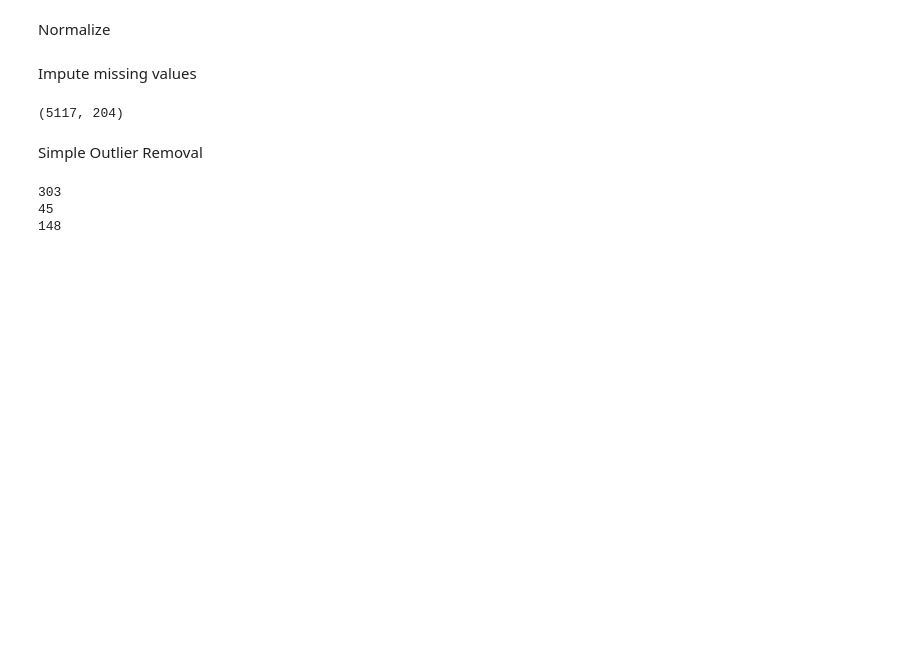
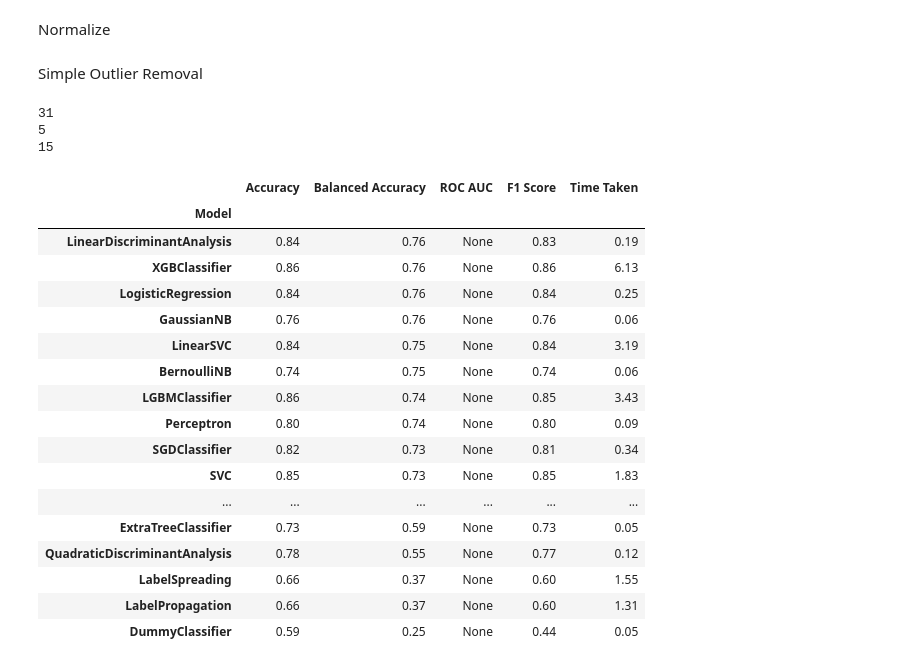
Before and after one commit to richdanis/aml, a Jupyter notebook: task2/lazypredict.ipynb, the cells around one changed output. Drawn from its saved outputs; the diff is of its cells as text; code cells hidden in the pictures; blank space fills up the shorter version.

```diff
--- a/task2/lazypredict.ipynb
+++ b/task2/lazypredict.ipynb
@@ -20,8 +17,7 @@ from sklearn.impute import KNNImputer
 # %%
-df_X_last = pd.read_csv("data/X_train_features.csv", index_col=0)
-# df_X = pd.read_csv("data/X_train_features_new.csv", index_col=0)
-df_X = pd.read_csv("data/X_train_features_knn_200.csv", index_col=0)
+df_X = pd.read_csv("data/X_train_features_knn_150.csv", index_col=0)
 df_Y = pd.read_csv("data/y_train.csv", index_col="id")
+Y = df_Y.to_numpy().squeeze()
 # %% [markdown]
 Remove highly correlated features
 # %%
@@ -32,7 +28,7 @@ def rm_corr(X):
     upper = corr_matrix.where(np.triu(np.ones(corr_matrix.shape), k=1).astype(bool))
 
     # Find features with correlation greater than 0.9
-    to_drop = [column for column in upper.columns if any(upper[column] > 0.95)]
+    to_drop = [column for column in upper.columns if any(upper[column] > 0.9)]
     print("Removed columns: ", len(to_drop))
     # Drop features
     X.drop(to_drop, axis=1, inplace=True)
@@ -49,26 +45,15 @@ Normalize
 df_X.replace([np.inf, -np.inf], np.nan, inplace=True)
 transformer = RobustScaler()
 X = transformer.fit_transform(df_X)
-# %% [markdown]
-Impute missing values
-# %%
-imputer = KNNImputer(n_neighbors=200)
-#imputer = SimpleImputer(missing_values=np.nan, strategy='constant', fill_value=0)
-X = imputer.fit_transform(X)
-# %%
-X.shape
-# %% [output]
-(5117, 204)
 # %% [markdown]
 Simple Outlier Removal
 # %%
-Y = df_Y.to_numpy()
 for i in range(3):
     class_i = np.squeeze(Y==i)
     ids = np.where(class_i)[0]
     X_c = X[class_i]
     # preds = IsolationForest(random_state=0, contamination = 0.06).fit_predict(X_c)
-    clf = ECOD()
+    clf = ECOD(contamination=0.01)
     clf.fit(X_c)
     preds = clf.predict(X_c)
     outlier_ids = ids[preds == 1] # minus 1 for isolation forest
@@ -76,6 +61,35 @@ for i in range(3):
     X = np.delete(X, outlier_ids, axis=0)
     print(outlier_ids.shape[0])
 # %% [output]
-303
-45
-148
+31
+5
+15
+# %%
+X_train, X_test, y_train, y_test = train_test_split(X, Y, stratify=Y,test_size=.5)
+
+classifiers = [("LGBMClassifier", lightgbm.LGBMClassifier), ("XGBClassifier", xgboost.XGBClassifier), \
+               ("RandomForestClassifier", sklearn.ensemble.RandomForestClassifier), \
+                ("ExtraTreesClassifier", sklearn.ensemble.ExtraTreesClassifier)]
+# catboost classifier takes very long but is similar in performance to these other classifiers
+clf = LazyClassifier(verbose=0,ignore_warnings=True, custom_metric=None) # classifiers=classifiers
+models,predictions = clf.fit(X_train, X_test, y_train, y_test)
+models
+# %% [output]
+|  | Accuracy | Balanced Accuracy | ROC AUC | F1 Score | Time Taken |
+| Model |  |  |  |  |  |
+| LinearDiscriminantAnalysis | 0.84 | 0.76 | None | 0.83 | 0.19 |
+| XGBClassifier | 0.86 | 0.76 | None | 0.86 | 6.13 |
+| LogisticRegression | 0.84 | 0.76 | None | 0.84 | 0.25 |
+| GaussianNB | 0.76 | 0.76 | None | 0.76 | 0.06 |
+| LinearSVC | 0.84 | 0.75 | None | 0.84 | 3.19 |
+| BernoulliNB | 0.74 | 0.75 | None | 0.74 | 0.06 |
+| LGBMClassifier | 0.86 | 0.74 | None | 0.85 | 3.43 |
+| Perceptron | 0.80 | 0.74 | None | 0.80 | 0.09 |
+| SGDClassifier | 0.82 | 0.73 | None | 0.81 | 0.34 |
+| SVC | 0.85 | 0.73 | None | 0.85 | 1.83 |
+| ... | ... | ... | ... | ... | ... |
+| ExtraTreeClassifier | 0.73 | 0.59 | None | 0.73 | 0.05 |
+| QuadraticDiscriminantAnalysis | 0.78 | 0.55 | None | 0.77 | 0.12 |
+| LabelSpreading | 0.66 | 0.37 | None | 0.60 | 1.55 |
+| LabelPropagation | 0.66 | 0.37 | None | 0.60 | 1.31 |
+| DummyClassifier | 0.59 | 0.25 | None | 0.44 | 0.05 |
```
Also changed, not shown: parts of 12 cells of this notebook, 13 other files.
